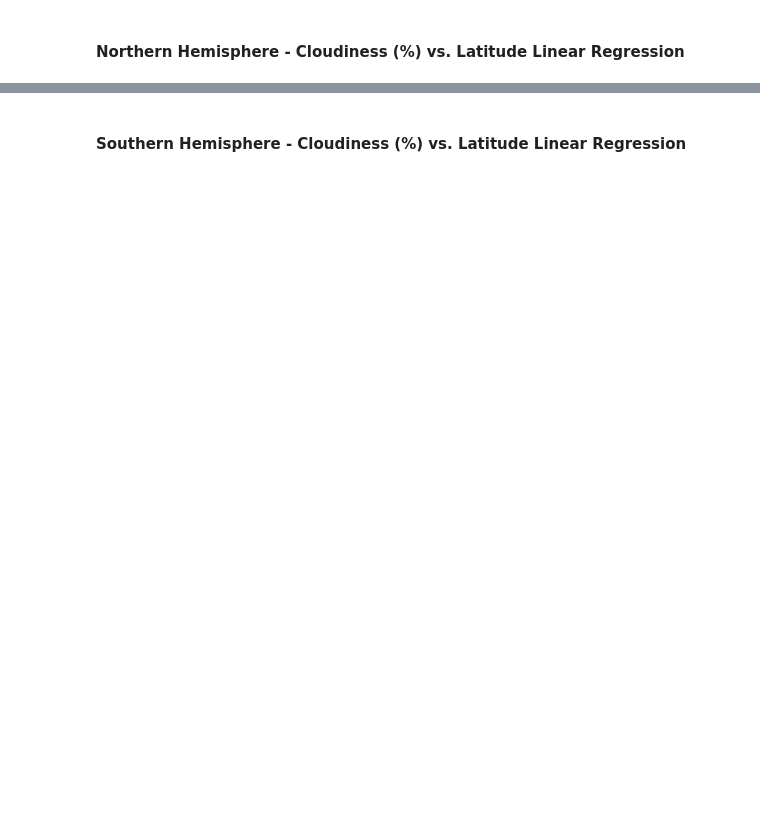
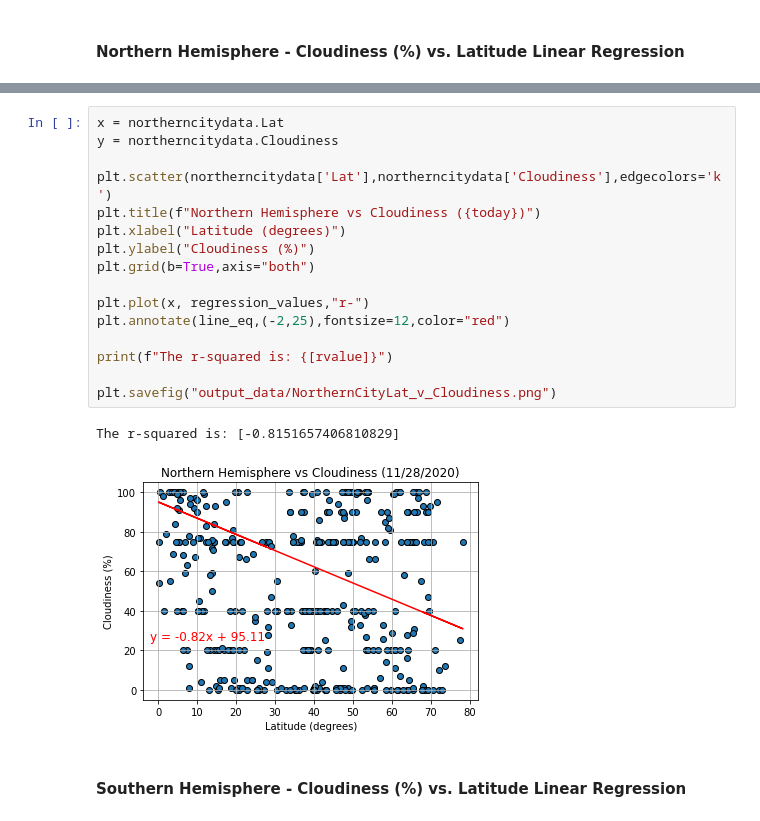
Before and after one commit to gelopez21/PythonAPI_Challenge_WK6, a Jupyter notebook: WeatherPy.ipynb, the cells around one changed output, grey strips where cells are left out. Drawn from its saved outputs; the diff is of its cells as text; blank space fills up the shorter version.

```diff
--- a/WeatherPy.ipynb
+++ b/WeatherPy.ipynb
@@ -388,2 +386,21 @@ The r-value is: 0.0020898727664228514
+# %%
+x = northerncitydata.Lat
+y = northerncitydata.Cloudiness
+
+plt.scatter(northerncitydata['Lat'],northerncitydata['Cloudiness'],edgecolors='k')
+plt.title(f"Northern Hemisphere vs Cloudiness ({today})")
+plt.xlabel("Latitude (degrees)")
+plt.ylabel("Cloudiness (%)")
+plt.grid(b=True,axis="both")
+
+plt.plot(x, regression_values,"r-")
+plt.annotate(line_eq,(-2,25),fontsize=12,color="red")
+
+print(f"The r-squared is: {[rvalue]}")
+
+plt.savefig("output_data/NorthernCityLat_v_Cloudiness.png")
+# %% [output]
+The r-squared is: [-0.8151657406810829]
+[figure, added]
 # %% [markdown]
 ####  Southern Hemisphere - Cloudiness (%) vs. Latitude Linear Regression
```
Also changed, not shown: parts of 22 cells of this notebook.
